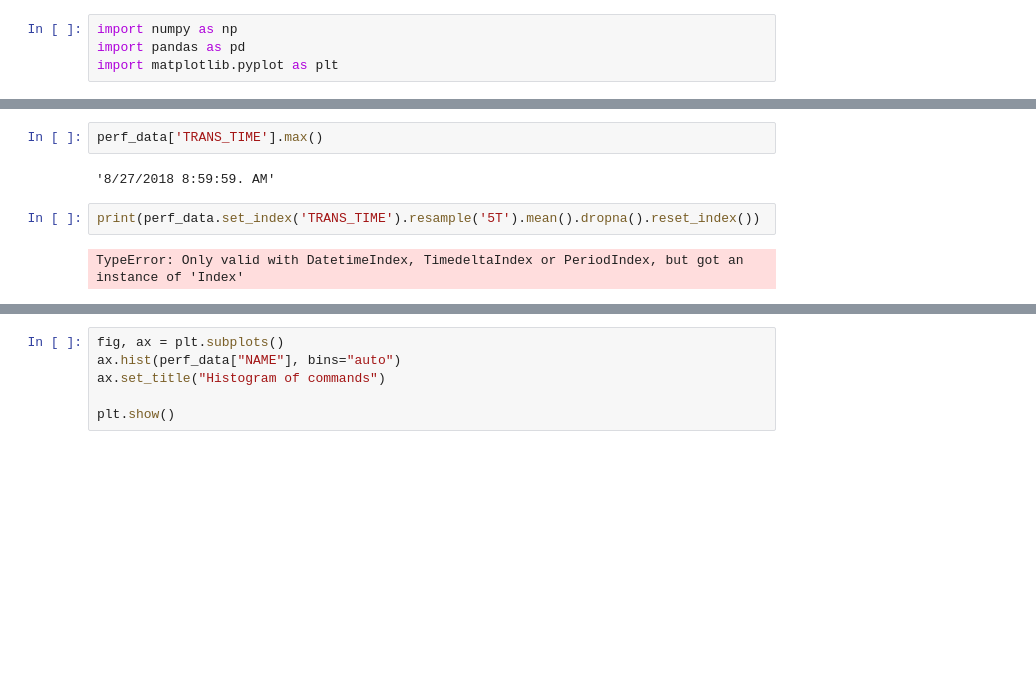
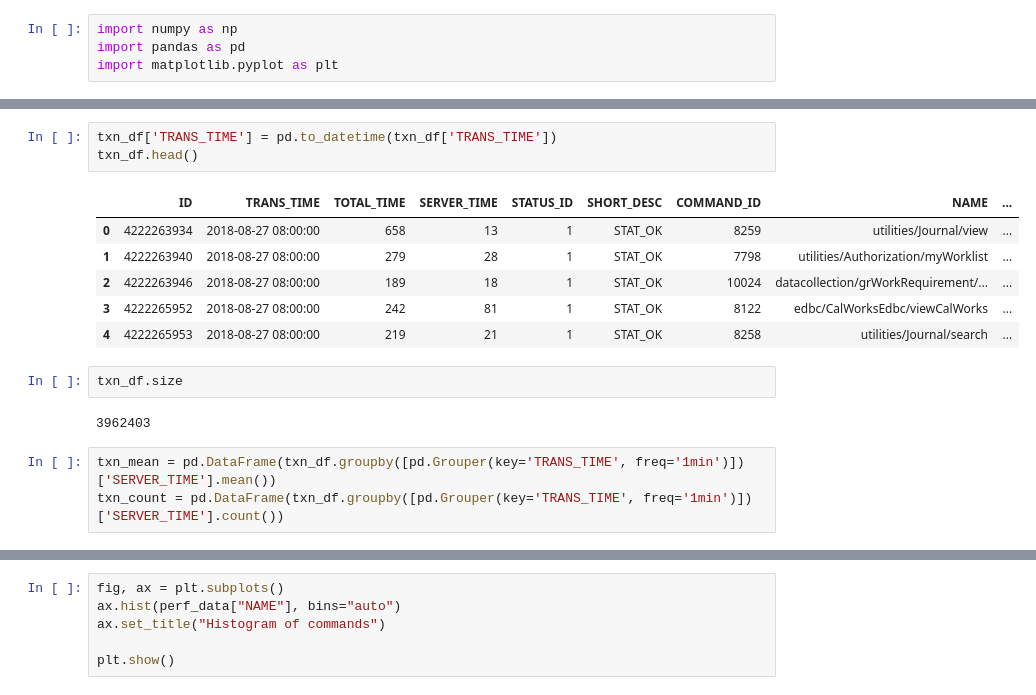
Before and after one commit to milindnirgun/pycharts, a Jupyter notebook: AMP.ipynb, the cells around one changed output, grey strips where cells are left out. Drawn from its saved outputs; the diff is of its cells as text; blank space fills up the shorter version.

```diff
--- a/AMP.ipynb
+++ b/AMP.ipynb
@@ -19,11 +63,20 @@ perf_data.head()
 | 2 | 4222263946 | 8/27/2018 8:00:00. AM | 189 | 18 | 1 | STAT_OK | 10024 | datacollection/grWorkRequirement/... | ... |
 | 3 | 4222265952 | 8/27/2018 8:00:00. AM | 242 | 81 | 1 | STAT_OK | 8122 | edbc/CalWorksEdbc/viewCalWorks | ... |
 | 4 | 4222265953 | 8/27/2018 8:00:00. AM | 219 | 21 | 1 | STAT_OK | 8258 | utilities/Journal/search | ... |
-# %%
-perf_data['TRANS_TIME'].max()
-# %% [output]
-'8/27/2018 8:59:59. AM'
-# %%
-print(perf_data.set_index('TRANS_TIME').resample('5T').mean().dropna().reset_index())
-# %% [output]
-TypeError: Only valid with DatetimeIndex, TimedeltaIndex or PeriodIndex, but got an instance of 'Index'
+# %%
+txn_df['TRANS_TIME'] = pd.to_datetime(txn_df['TRANS_TIME'])
+txn_df.head()
+# %% [output]
+|  | ID | TRANS_TIME | TOTAL_TIME | SERVER_TIME | STATUS_ID | SHORT_DESC | COMMAND_ID | NAME | ... |
+| 0 | 4222263934 | 2018-08-27 08:00:00 | 658 | 13 | 1 | STAT_OK | 8259 | utilities/Journal/view | ... |
+| 1 | 4222263940 | 2018-08-27 08:00:00 | 279 | 28 | 1 | STAT_OK | 7798 | utilities/Authorization/myWorklist | ... |
+| 2 | 4222263946 | 2018-08-27 08:00:00 | 189 | 18 | 1 | STAT_OK | 10024 | datacollection/grWorkRequirement/... | ... |
+| 3 | 4222265952 | 2018-08-27 08:00:00 | 242 | 81 | 1 | STAT_OK | 8122 | edbc/CalWorksEdbc/viewCalWorks | ... |
+| 4 | 4222265953 | 2018-08-27 08:00:00 | 219 | 21 | 1 | STAT_OK | 8258 | utilities/Journal/search | ... |
+# %%
+txn_df.size
+# %% [output]
+3962403
+# %%
+txn_mean = pd.DataFrame(txn_df.groupby([pd.Grouper(key='TRANS_TIME', freq='1min')])['SERVER_TIME'].mean())
+txn_count = pd.DataFrame(txn_df.groupby([pd.Grouper(key='TRANS_TIME', freq='1min')])['SERVER_TIME'].count())
```
Also changed, not shown: parts of 14 cells of this notebook.
